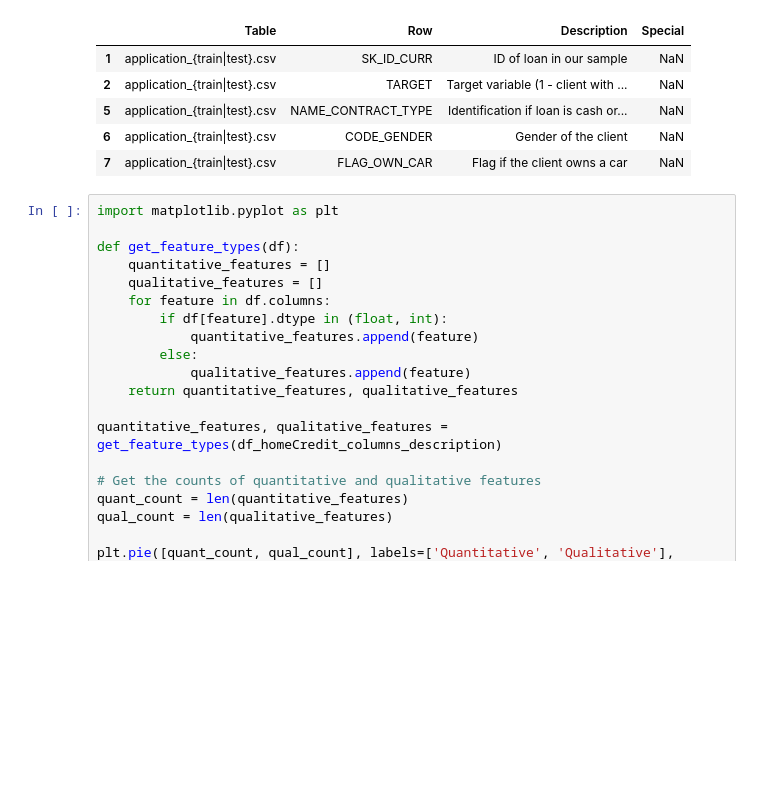
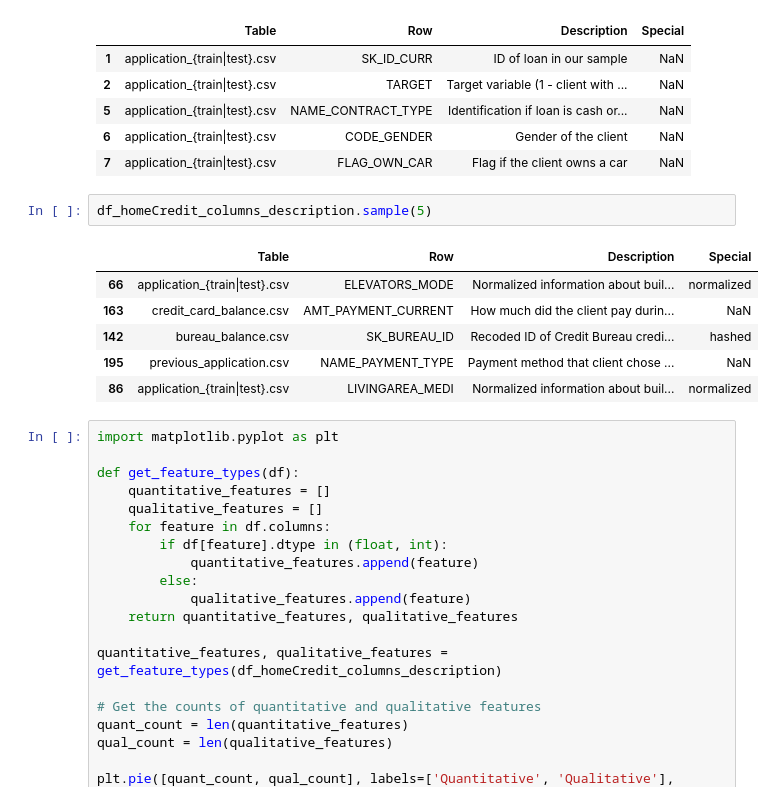
Before and after one commit to nasr-edine/Building_Credit_Scoring_Model_using_ML, a Jupyter notebook: notebooks/homeCredit_columns_description.ipynb, the cells around one changed output. Saved outputs shown, nothing was run; the diff lists cells and outputs as text; blank space fills up the shorter version.

```diff
--- a/notebooks/homeCredit_columns_description.ipynb
+++ b/notebooks/homeCredit_columns_description.ipynb
@@ -13,6 +13,15 @@ df_homeCredit_columns_description.head()
 | 5 | application_{train|test}.csv | NAME_CONTRACT_TYPE | Identification if loan is cash or... | NaN |
 | 6 | application_{train|test}.csv | CODE_GENDER | Gender of the client | NaN |
 | 7 | application_{train|test}.csv | FLAG_OWN_CAR | Flag if the client owns a car | NaN |
+# %%
+df_homeCredit_columns_description.sample(5)
+# %% [output]
+|  | Table | Row | Description | Special |
+| 66 | application_{train|test}.csv | ELEVATORS_MODE | Normalized information about buil... | normalized |
+| 163 | credit_card_balance.csv | AMT_PAYMENT_CURRENT | How much did the client pay durin... | NaN |
+| 142 | bureau_balance.csv | SK_BUREAU_ID | Recoded ID of Credit Bureau credi... | hashed |
+| 195 | previous_application.csv | NAME_PAYMENT_TYPE | Payment method that client chose ... | NaN |
+| 86 | application_{train|test}.csv | LIVINGAREA_MEDI | Normalized information about buil... | normalized |
 # %%
 import matplotlib.pyplot as plt
 
```
Also changed, not shown: 3 other files.
